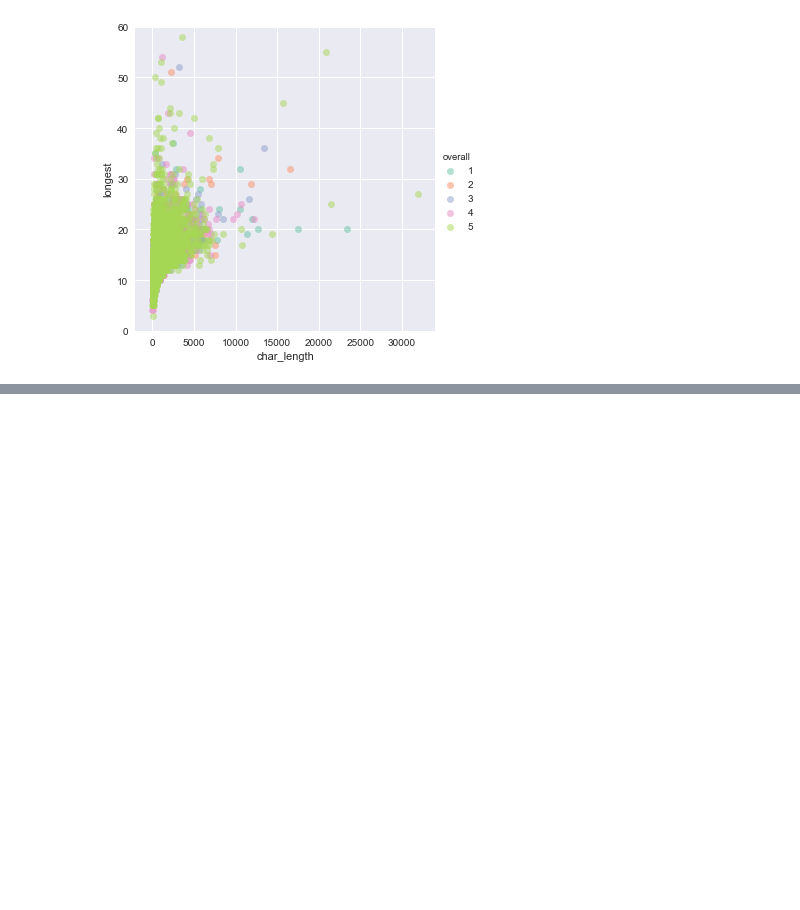
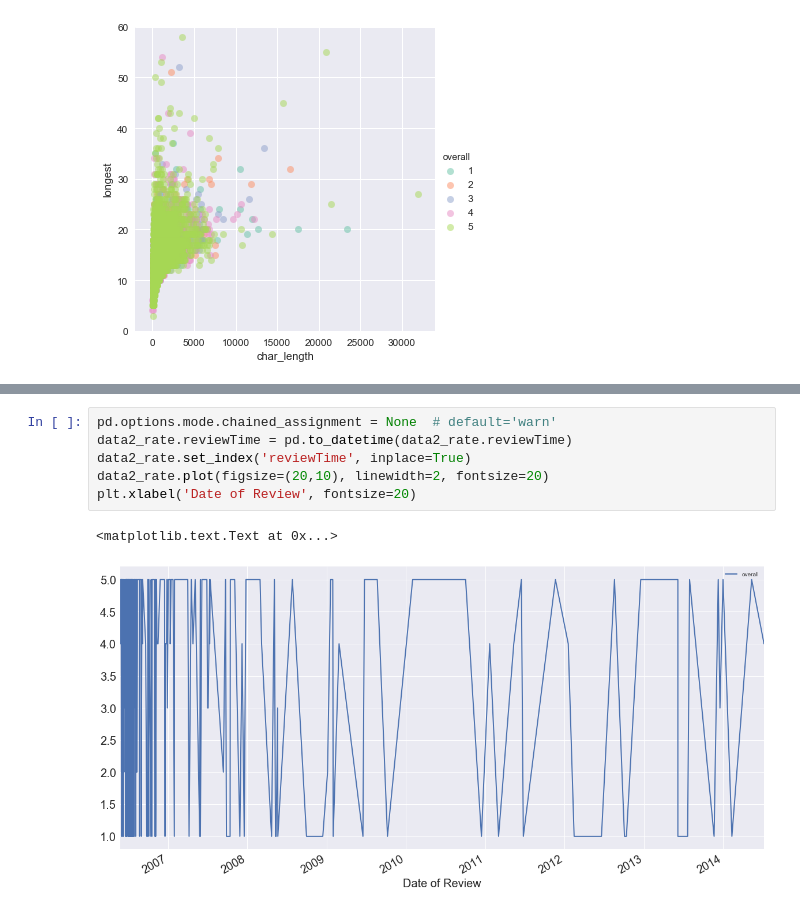
Before and after one commit to PassMoreHeat/springboard, a Jupyter notebook: DataStorytellingBookReviews.ipynb, the cells around one changed output, grey strips where cells are left out. Cells and saved outputs as stored; diff of their text form; blank space fills up the shorter version.

```diff
--- a/DataStorytellingBookReviews.ipynb
+++ b/DataStorytellingBookReviews.ipynb
@@ -321,2 +353,11 @@ sns.lmplot(x='char_length', y='word_count', hue='overall', palette='Set2', data=
+# %%
+pd.options.mode.chained_assignment = None  # default='warn'
+data2_rate.reviewTime = pd.to_datetime(data2_rate.reviewTime)
+data2_rate.set_index('reviewTime', inplace=True)
+data2_rate.plot(figsize=(20,10), linewidth=2, fontsize=20)
+plt.xlabel('Date of Review', fontsize=20)
+# %% [output]
+<matplotlib.text.Text at 0x...>
+[figure, added]
 # %% [markdown]
 ### 4) Conclusions
```
Also changed, not shown: parts of 9 cells of this notebook.
